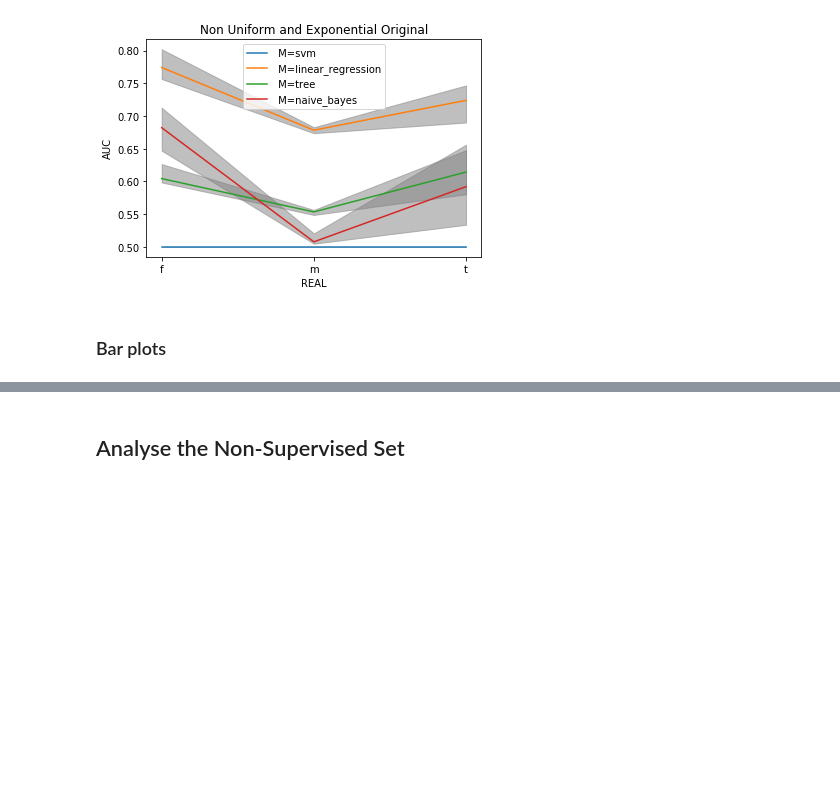
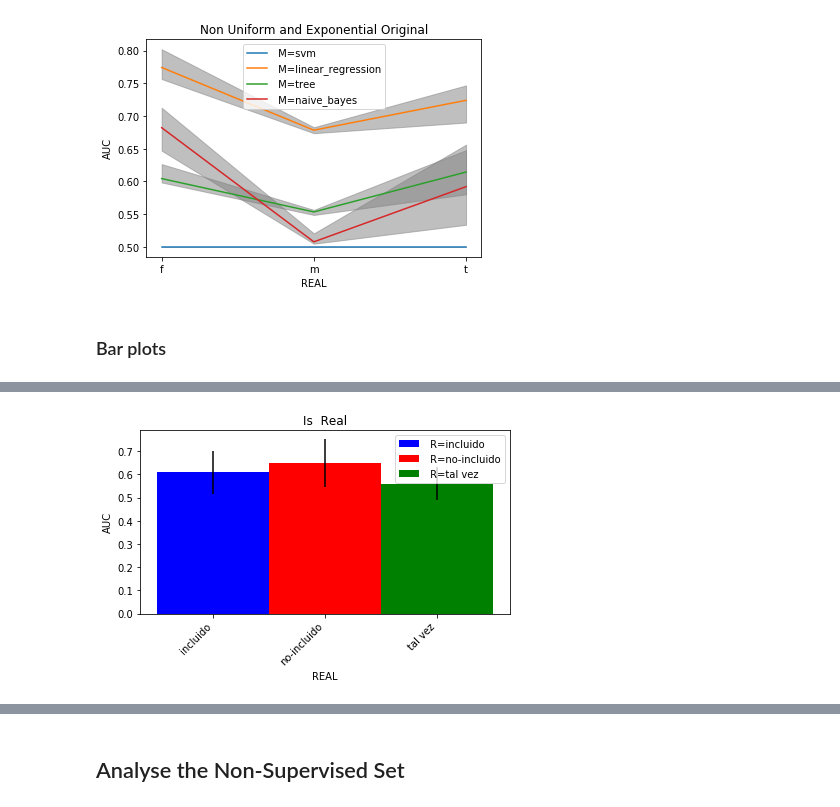
Before and after one commit to jwzinser/data_sanitization, a Jupyter notebook: code/privacy_data.ipynb, the cells around one changed output, grey strips where cells are left out. Saved outputs shown, nothing was run; the diff lists cells and outputs as text; code cells hidden in the pictures; blank space fills up the shorter version.

```diff
--- a/code/privacy_data.ipynb
+++ b/code/privacy_data.ipynb
@@ -116,0 +160,86 @@ plot_bars(supervised_results, "uniform", "auc", {},
+# %%
+from sanitization_tools import *
+supervised_results = pn.read_csv("model_scores_roc.csv")
+
+df = supervised_results
+gb_param = "real"
+yaxis = "auc"
+base_filter = {}
+lines_cases = {"real":["t","f","m"]}
+savefig=True
+title="Is  Real"
+save_name="privacy_is_real"
+width_delta=.1
+
+
+fig, ax = plt.subplots()
+pt = base_filter.get("privacy")
+if pt is not None:
+    base_filter.pop("privacy")
+    df = df.query("privacy < {pt}".format(pt=pt))
+df = df[df.uniform == df.uniform2]
+df = get_base_filtered_df(df, base_filter)
+ps = list()
+labels = list()
+width = 0
+xticks = list()
+xticks_locs = list()
+colors = {"t":"b","f":"r","m":"g"}
+if len(lines_cases)>0:
+    for k, v in lines_cases.items():
+        v = [v] if not isinstance(v, list) else v
+        for v0 in v:
+            dfc = get_single_filter_df(df, k, v0)
+
+            gb = dfc.groupby([gb_param])[yaxis].mean().reset_index()
+            gb2 = dfc.groupby([gb_param])[yaxis].std().reset_index()
+
+            x = gb[gb_param].unique()
+            xticks.extend(x)
+            ind = np.arange(len(x))
+            xticks_locs.append(ind+width)
+            curr_p = ax.bar(ind + width, gb[yaxis], width_delta, color=colors[x[0]],
+                            bottom=0, yerr=gb2[yaxis])
+            ps.append(curr_p)
+            param_dict = {k: v0}
+            tt = get_label_name(param_dict, True, "spanish")
+            labels.append(tt)
+            width += width_delta
+
+ax.set_title(title)
+#ax.set_xticks(ind + width_delta / 2)
+ax.set_xticks(xticks_locs)
+ax.set_ylabel(yaxis)
+xticks = label_rename(xticks, "spanish")
+ax.set_xticklabels(xticks, rotation = 45, ha="right")
+ax.legend([p[0] for p in ps], labels)
+
+ax.set_xlabel(gb_param.upper())
+ax.set_ylabel(yaxis.upper())
+plt.tight_layout()
+if savefig:
+    plt.savefig(figures_path + save_name + ".png")
+plt.show()
+
+
+
+plot_bars_single_chunk(df = supervised_results, gb_param = "privacy",yaxis = "auc", base_filter = {"real":"t"},
+                       lines_cases = {"privacy":[str(i) for i in range(1,11)]}, savefig=True, title="AUC by Privacy, Include Real",
+                       save_name="privacy_auc_bar_t", width_delta=.1, language="english")
+plot_bars_single_chunk(df = supervised_results, gb_param = "privacy",yaxis = "auc", base_filter = {"real":"f"},
+                       lines_cases = {"privacy":[str(i) for i in range(1,11)]}, savefig=True, title="AUC by Privacy, No Real",
+                       save_name="privacy_auc_bar_f", width_delta=.1, language="english")
+plot_bars_single_chunk(df = supervised_results, gb_param = "privacy",yaxis = "auc", base_filter = {"real":"t", "uniform":0},
+                       lines_cases = {"privacy":[str(i) for i in range(1,11)]}, savefig=True, title="AUC by Privacy, Include Real \n Proportional",
+                       save_name="privacy_auc_bar_t0", width_delta=.1, language="english")
+plot_bars_single_chunk(df = supervised_results, gb_param = "privacy",yaxis = "auc", base_filter = {"real":"t", "uniform":1},
+                       lines_cases = {"privacy":[str(i) for i in range(1,11)]}, savefig=True, title="AUC by Privacy, Include Real \n Uniform",
+                       save_name="privacy_auc_bar_t1", width_delta=.1, language="english")
+plot_bars_single_chunk(df = supervised_results, gb_param = "privacy",yaxis = "auc", base_filter = {"real":"f", "uniform":0},
+                       lines_cases = {"privacy":[str(i) for i in range(1,11)]}, savefig=True, title="AUC by Privacy, Include Real \n Proportional",
+                       save_name="privacy_auc_bar_f0", width_delta=.1, language="english")
+plot_bars_single_chunk(df = supervised_results, gb_param = "privacy",yaxis = "auc", base_filter = {"real":"f", "uniform":1},
+                       lines_cases = {"privacy":[str(i) for i in range(1,11)]}, savefig=True, title="AUC by Privacy, Include Real \n Uniform",
+                       save_name="privacy_auc_bar_f1", width_delta=.1, language="english")
+# %% [output]
+[figure, added]
```
Also changed, not shown: parts of 12 cells of this notebook, 8 other files.
